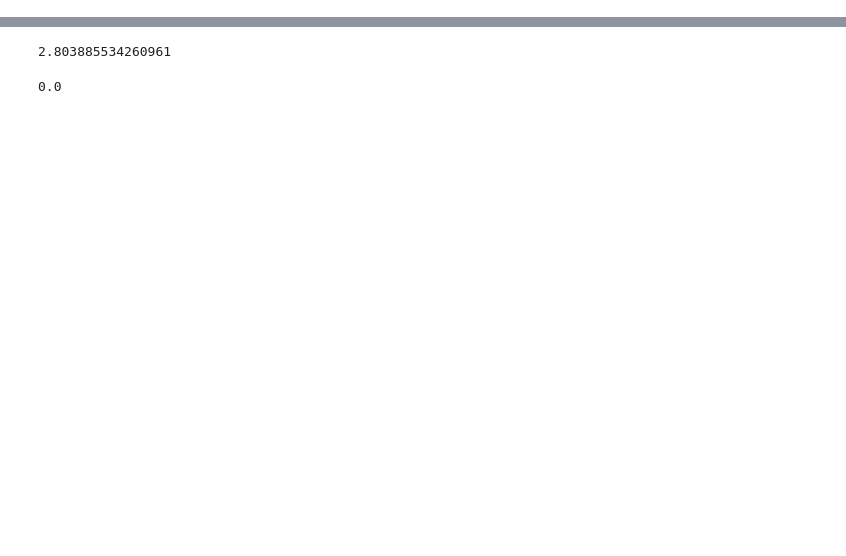
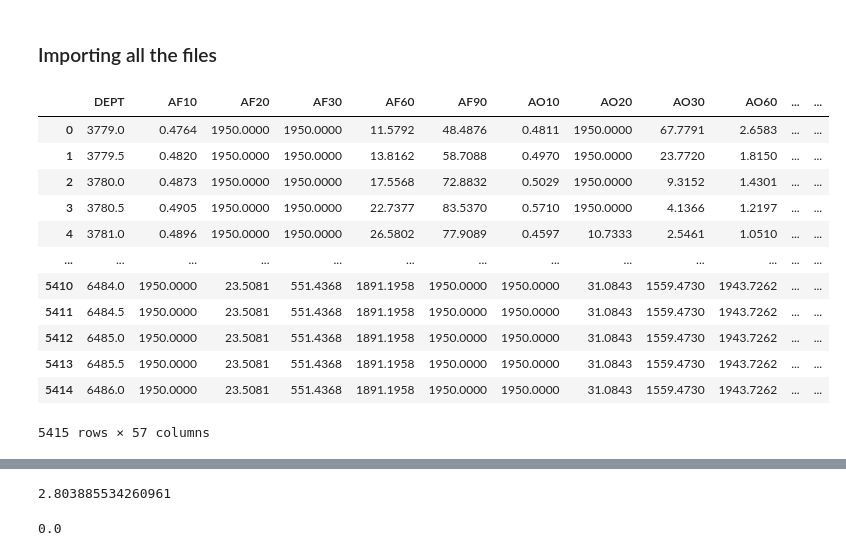
Before and after one commit to rockmechanics-illinois/SMART-II, a Jupyter notebook: Machine Learning/Work in Progress/Data Processing.ipynb, the cells around one changed output, grey strips where cells are left out. Saved outputs shown, nothing was run; the diff lists cells and outputs as text; code cells hidden in the pictures; blank space fills up the shorter version.

```diff
--- a/Machine Learning/Work in Progress/Data Processing.ipynb
+++ b/Machine Learning/Work in Progress/Data Processing.ipynb
@@ -11,11 +12,13 @@ def las_read(file):
     data = las.df()
     data.reset_index(inplace = True)
     return data, header
+# %% [markdown]
+### Importing all the files
 # %%
-# Importing all the files
 # TRM2
 df1_sonic, h11 = las_read('TRM2_data/1202125650_20190118P_TRM2_Elan_Petrophysical_Analysis_w_EC_logs.las')
 df1_elan, h12 = las_read('TRM2_data/1202125650_20190118P_TRM2_Elan_Petrophysical_Analysis.las')
+df1_rho, h121 = las_read('TRM2_data/1202125650_20181203_TRM2_2A_PEX-AIT_MAIN_CUSTOMER_R1_E85I_03.las')
 
 # CCS1
 df2_sonic, h21 = las_read('CCS1_data/1211523415_20090426m_Sonic_P_and_S_Output_7240ft_350ft.las')
@@ -29,3 +32,23 @@ df3_elan, h32 = las_read('VW1_data/1211523460_2020_VW1_Elan_CoreCal.las')
 # CCS2
 df4_sonic, h41 = las_read('CCS2_data/1211523713_20150503_Sonic_Intermediate_Anisotropy_PnS_350_5120ft.las')
 df4_elan, h42 = las_read('CCS2_data/1211523713_20150529_ELAN_PetrophysicalAnalysis_344-7200ft.las')
+
+# VW2
+df5_sonic, h51 = las_read('VW2_data/1211523552_20121031_Sonic_PNS.las')
+df5_elan, h52 = las_read('VW2_data/1211523552_20121030_ELAN_iteration_v20160209.las')
+# %%
+df1_rho
+# %% [output]
+|  | DEPT | AF10 | AF20 | AF30 | AF60 | AF90 | AO10 | AO20 | AO30 | AO60 | ... | ... |
+| 0 | 3779.0 | 0.4764 | 1950.0000 | 1950.0000 | 11.5792 | 48.4876 | 0.4811 | 1950.0000 | 67.7791 | 2.6583 | ... | ... |
+| 1 | 3779.5 | 0.4820 | 1950.0000 | 1950.0000 | 13.8162 | 58.7088 | 0.4970 | 1950.0000 | 23.7720 | 1.8150 | ... | ... |
+| 2 | 3780.0 | 0.4873 | 1950.0000 | 1950.0000 | 17.5568 | 72.8832 | 0.5029 | 1950.0000 | 9.3152 | 1.4301 | ... | ... |
+| 3 | 3780.5 | 0.4905 | 1950.0000 | 1950.0000 | 22.7377 | 83.5370 | 0.5710 | 1950.0000 | 4.1366 | 1.2197 | ... | ... |
+| 4 | 3781.0 | 0.4896 | 1950.0000 | 1950.0000 | 26.5802 | 77.9089 | 0.4597 | 10.7333 | 2.5461 | 1.0510 | ... | ... |
+| ... | ... | ... | ... | ... | ... | ... | ... | ... | ... | ... | ... | ... |
+| 5410 | 6484.0 | 1950.0000 | 23.5081 | 551.4368 | 1891.1958 | 1950.0000 | 1950.0000 | 31.0843 | 1559.4730 | 1943.7262 | ... | ... |
+| 5411 | 6484.5 | 1950.0000 | 23.5081 | 551.4368 | 1891.1958 | 1950.0000 | 1950.0000 | 31.0843 | 1559.4730 | 1943.7262 | ... | ... |
+| 5412 | 6485.0 | 1950.0000 | 23.5081 | 551.4368 | 1891.1958 | 1950.0000 | 1950.0000 | 31.0843 | 1559.4730 | 1943.7262 | ... | ... |
+| 5413 | 6485.5 | 1950.0000 | 23.5081 | 551.4368 | 1891.1958 | 1950.0000 | 1950.0000 | 31.0843 | 1559.4730 | 1943.7262 | ... | ... |
+| 5414 | 6486.0 | 1950.0000 | 23.5081 | 551.4368 | 1891.1958 | 1950.0000 | 1950.0000 | 31.0843 | 1559.4730 | 1943.7262 | ... | ... |
+5415 rows × 57 columns
```
Also changed, not shown: parts of 45 cells of this notebook, 35 other files.
